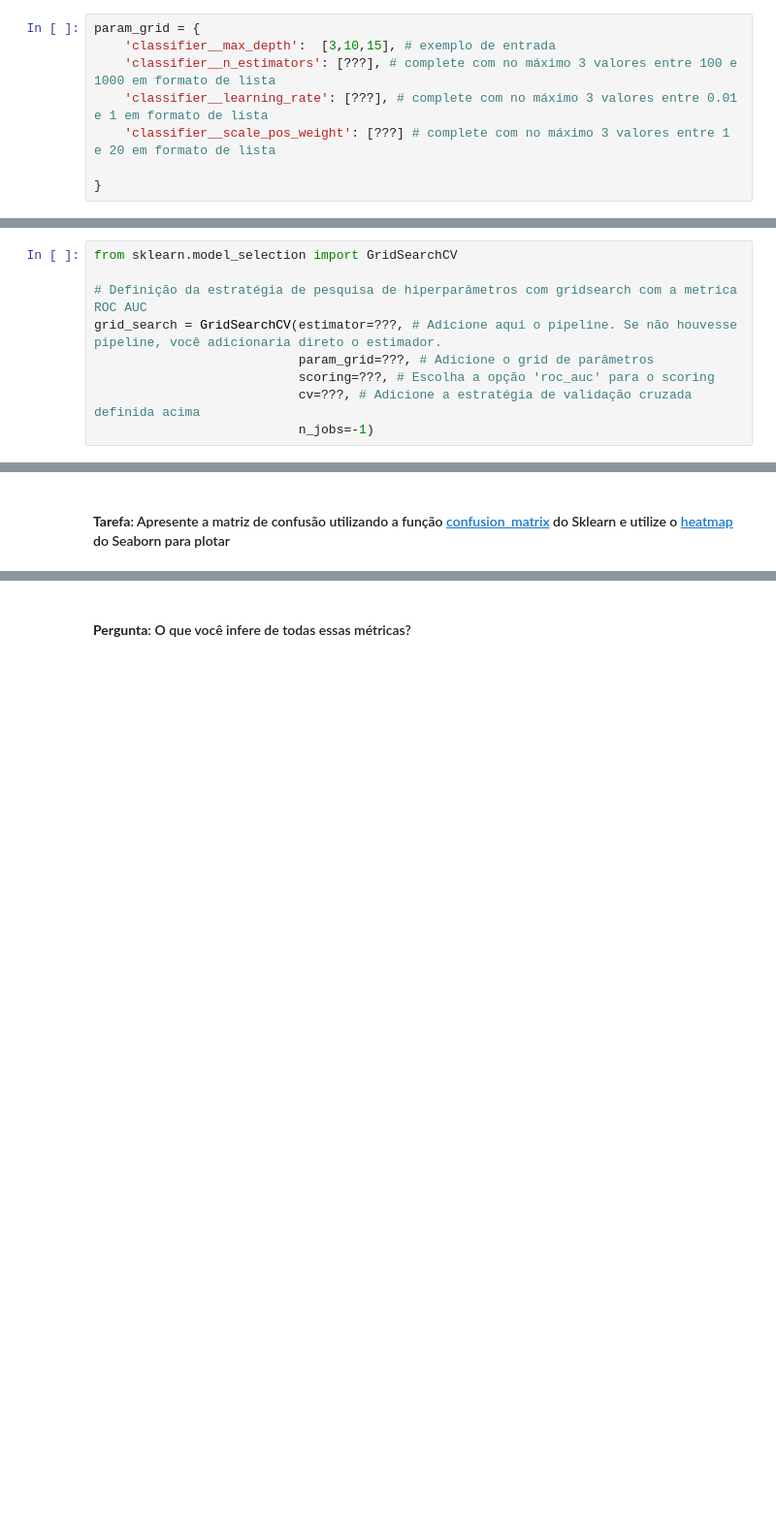
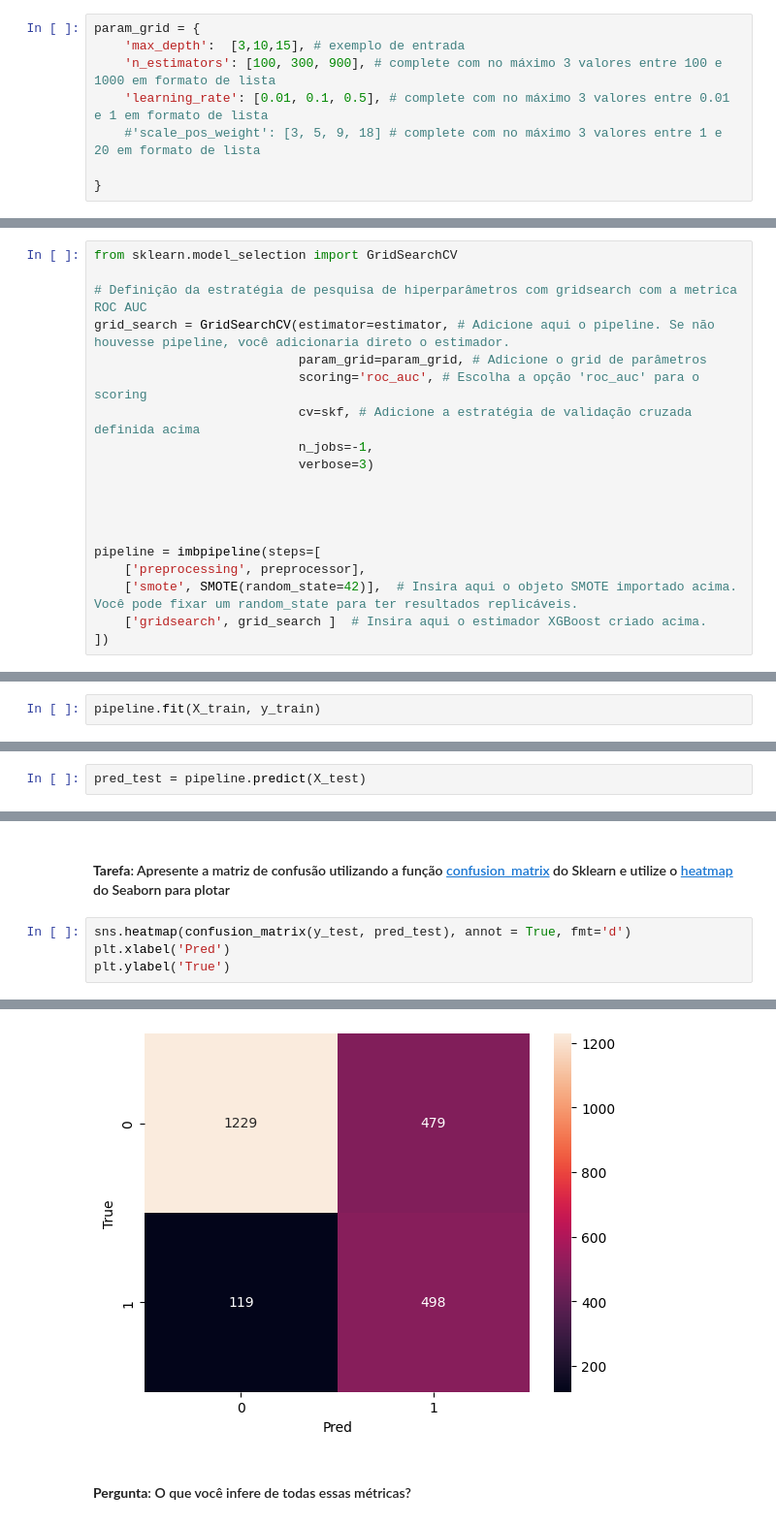
Before and after one commit to yannacavalcanti/bootcampPortfolioOutubro2023, a Jupyter notebook: 3. Detecção dos drivers de churn para retenção de clientes_joao.ipynb, the cells around one changed output, grey strips where cells are left out. Shown at 97% size. Drawn from its saved outputs; the diff is of its cells as text; blank space fills up the shorter version.

```diff
--- a/3. Detecção dos drivers de churn para retenção de clientes_joao.ipynb
+++ b/3. Detecção dos drivers de churn para retenção de clientes_joao.ipynb
@@ -1106,10 +1272,10 @@ estimator = XGBClassifier(
 #### **Tarefa**: Complete o dicionário de parâmetros abaixo com diferentes valores de parâmetros para serem testados no modelo. Não se esqueça de setar valores maiores que 1 para o hiperparâmetro "classifier__scale_pos_weight" para tratar o desbalanceamento das classes
 # %%
 param_grid = {
-    'classifier__max_depth':  [3,10,15], # exemplo de entrada
-    'classifier__n_estimators': [???], # complete com no máximo 3 valores entre 100 e 1000 em formato de lista
-    'classifier__learning_rate': [???], # complete com no máximo 3 valores entre 0.01 e 1 em formato de lista
-    'classifier__scale_pos_weight': [???] # complete com no máximo 3 valores entre 1 e 20 em formato de lista
+    'max_depth':  [3,10,15], # exemplo de entrada
+    'n_estimators': [100, 300, 900], # complete com no máximo 3 valores entre 100 e 1000 em formato de lista
+    'learning_rate': [0.01, 0.1, 0.5], # complete com no máximo 3 valores entre 0.01 e 1 em formato de lista
+    #'scale_pos_weight': [3, 5, 9, 18] # complete com no máximo 3 valores entre 1 e 20 em formato de lista
 
 }
 # %% [markdown]
@@ -1178,11 +1340,23 @@ Para o nosso propósito, escolheremos **ROC AUC** pois queremos descobrir, de fo
 from sklearn.model_selection import GridSearchCV
 
 # Definição da estratégia de pesquisa de hiperparâmetros com gridsearch com a metrica ROC AUC
-grid_search = GridSearchCV(estimator=???, # Adicione aqui o pipeline. Se não houvesse pipeline, você adicionaria direto o estimador.
-                           param_grid=???, # Adicione o grid de parâmetros
-                           scoring=???, # Escolha a opção 'roc_auc' para o scoring
-                           cv=???, # Adicione a estratégia de validação cruzada definida acima
-                           n_jobs=-1)
+grid_search = GridSearchCV(estimator=estimator, # Adicione aqui o pipeline. Se não houvesse pipeline, você adicionaria direto o estimador.
+                           param_grid=param_grid, # Adicione o grid de parâmetros
+                           scoring='roc_auc', # Escolha a opção 'roc_auc' para o scoring
+                           cv=skf, # Adicione a estratégia de validação cruzada definida acima
+                           n_jobs=-1,
+                           verbose=3)
+
+
+
+
+pipeline = imbpipeline(steps=[
+    ['preprocessing', preprocessor],
+    ['smote', SMOTE(random_state=42)],  # Insira aqui o objeto SMOTE importado acima. Você pode fixar um random_state para ter resultados replicáveis.
+    ['gridsearch', grid_search ]  # Insira aqui o estimador XGBoost criado acima.
+])
 # %% [markdown]
 #### **Tarefa**: A hora do .fit()!!! Realize o .fit() do processo de grid search nos dados de treino
 Vá tomar um cafezinho enquanto aguarda...
+# %%
+pipeline.fit(X_train, y_train)
@@ -1195,5 +1410,7 @@ Observação: é importante que você selecione apenas o "classificador" do best
 # %% [markdown]
 #### **Tarefa**: Com esse modelo, faça um *.predict()* para obter as inferências dos seus dados de teste
+# %%
+pred_test = pipeline.predict(X_test)
 # %% [markdown]
 ## Avaliando a performance do modelo
 # %% [markdown]
@@ -1203,2 +1437,7 @@ Observação: é importante que você selecione apenas o "classificador" do best
 # %% [markdown]
 #### **Tarefa**: Apresente a matriz de confusão utilizando a função [confusion_matrix](https://scikit-learn.org/stable/modules/generated/sklearn.metrics.confusion_matrix.html#sklearn.metrics.confusion_matrix) do Sklearn e utilize o [heatmap](https://seaborn.pydata.org/generated/seaborn.heatmap.html) do Seaborn para plotar
+# %%
+sns.heatmap(confusion_matrix(y_test, pred_test), annot = True, fmt='d')
+plt.xlabel('Pred')
+plt.ylabel('True')
+# %% [output]
@@ -1205,2 +1445,3 @@ Observação: é importante que você selecione apenas o "classificador" do best
+[figure, added]
 # %% [markdown]
 #### **Pergunta**: O que você infere de todas essas métricas?
```
Also changed, not shown: parts of 85 cells of this notebook.
